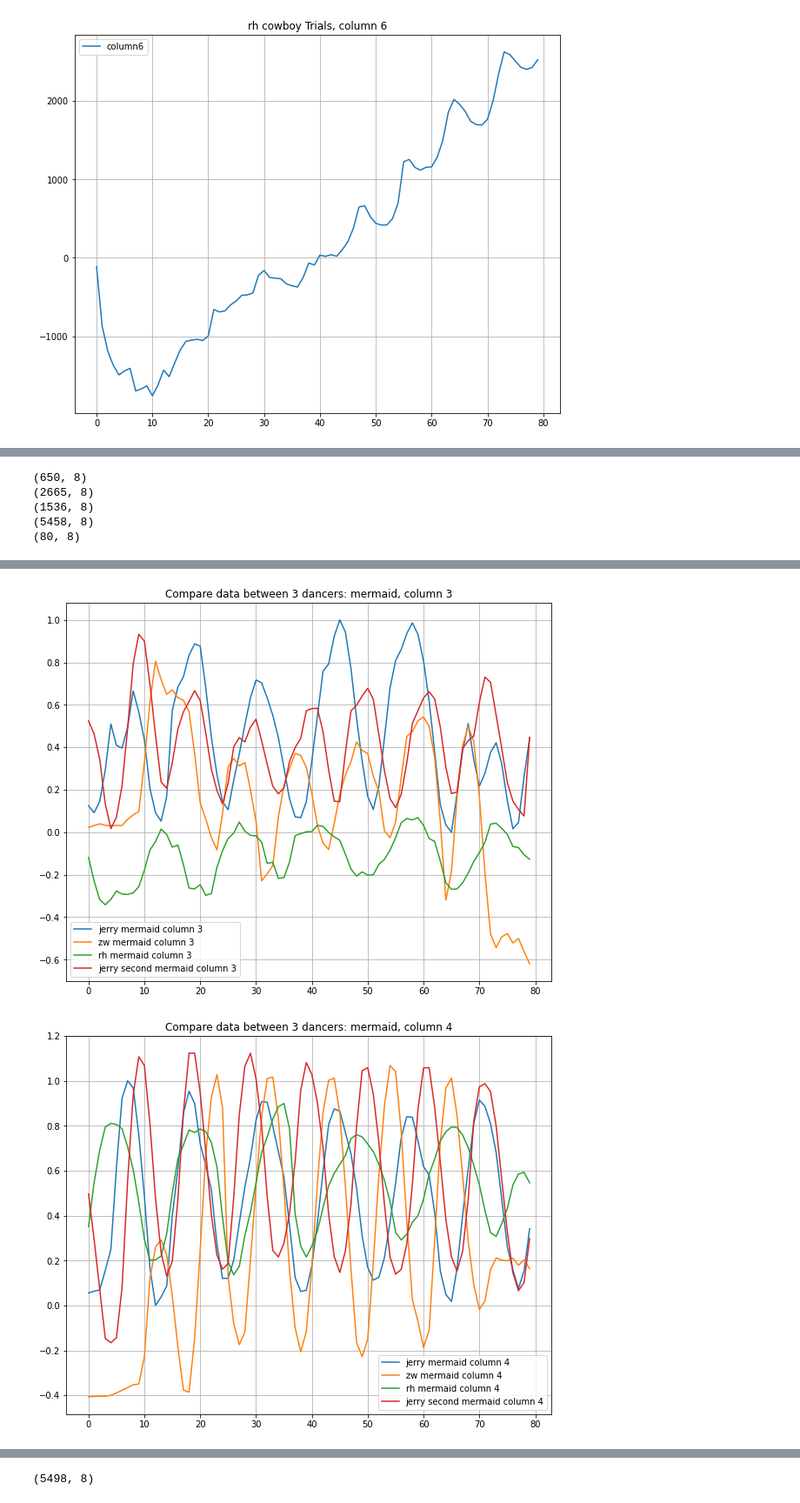
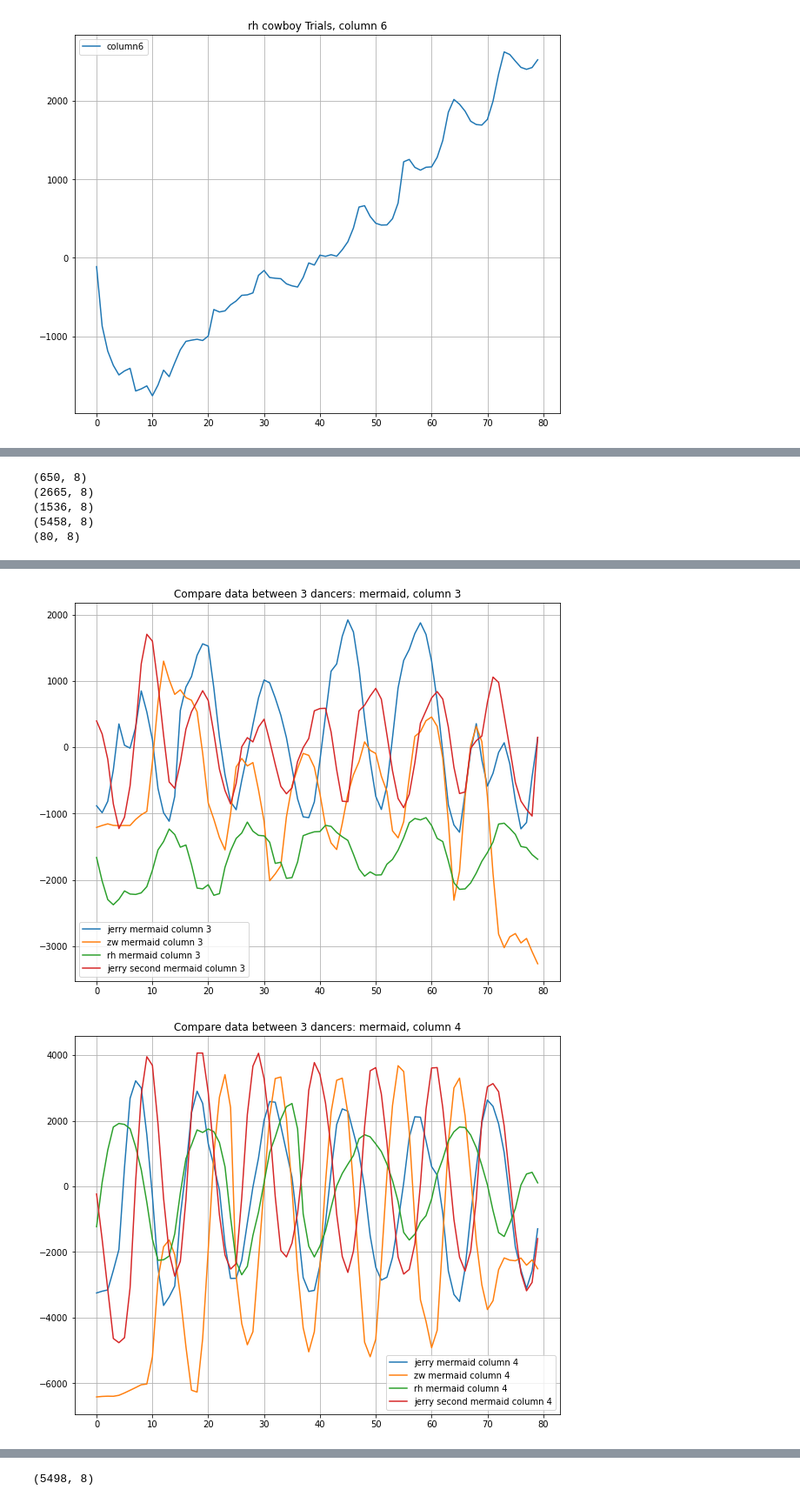
Before and after one commit to CG4002-AY2122S1-B02/CG4002_Capstone, a Jupyter notebook: ML/boing_week_13.ipynb, the cells around one changed output, grey strips where cells are left out. Shown at 87% size. Cells and saved outputs as stored; diff of their text form; code cells hidden in the pictures.

```diff
--- a/ML/boing_week_13.ipynb
+++ b/ML/boing_week_13.ipynb
@@ -120,10 +120,17 @@ for column in column_l:
 [figure]
 # %%
 #cowboy, jamesbond, dab, mermaid,pushback, scarescrow
-p1 = pd.read_csv('real_data/rh_d2/rh4_scarecrow.csv',index_col = False)
-p1 = p1[(p1['Unnamed: 0'] >= 15) & (p1['Unnamed: 0'] <= 1002)]
-# p1 = p1[p1['0'] == 5]
+p1 = pd.read_csv('real_data/rh_d3/rh_3_mermaid.csv',index_col = False)
+p1 = p1[p1['0'] != 1]
+p1 = p1[p1['0'] != 2]
+temp_list =[]
+for i in range(3,9):
+    temp = p1[p1['0'] == i]
+    temp = temp[10:]
+    temp_list.append(temp)
+p2 = pd.concat(temp_list)
+
 # p1 = p1[p1['Unnamed: 0'] >= 15]
-p1.plot(x='Unnamed: 0',y=['1'])
-p1.to_csv('real_data/w13/rh_5_scarecrow.csv',index = False)
+p2.plot(x='Unnamed: 0',y=['1'])
+p1.to_csv('real_data/w13/rh_3_mermaid.csv',index = False)
 # %% [output]
@@ -155,11 +162,11 @@ t5 = t5[:80].to_numpy()
 # t2=(t2-t2.mean())/t2.std()
 # t3=(t3-t3.mean())/t3.std()
 # t5=(t5-t5.mean())/t5.std()
-min_max_scaler = preprocessing.MinMaxScaler()
-t1 = min_max_scaler.fit_transform(t1)
-t2 = min_max_scaler.transform(t2)
-t3 = min_max_scaler.transform(t3)
-t5 = min_max_scaler.transform(t5)
+# min_max_scaler = preprocessing.MinMaxScaler()
+# t1 = min_max_scaler.fit_transform(t1)
+# t2 = min_max_scaler.transform(t2)
+# t3 = min_max_scaler.transform(t3)
+# t5 = min_max_scaler.transform(t5)
 print(t1.shape)
 col_l = [2,3,4,5,6,7]
 for col in col_l:
@@ -202,2 +209,2 @@ for col in col_l:
-[figure, old version]
+[figure, new version]
-[figure, old version]
+[figure, new version]
```
Also changed, not shown: parts of 2 cells of this notebook, 9 other files.
